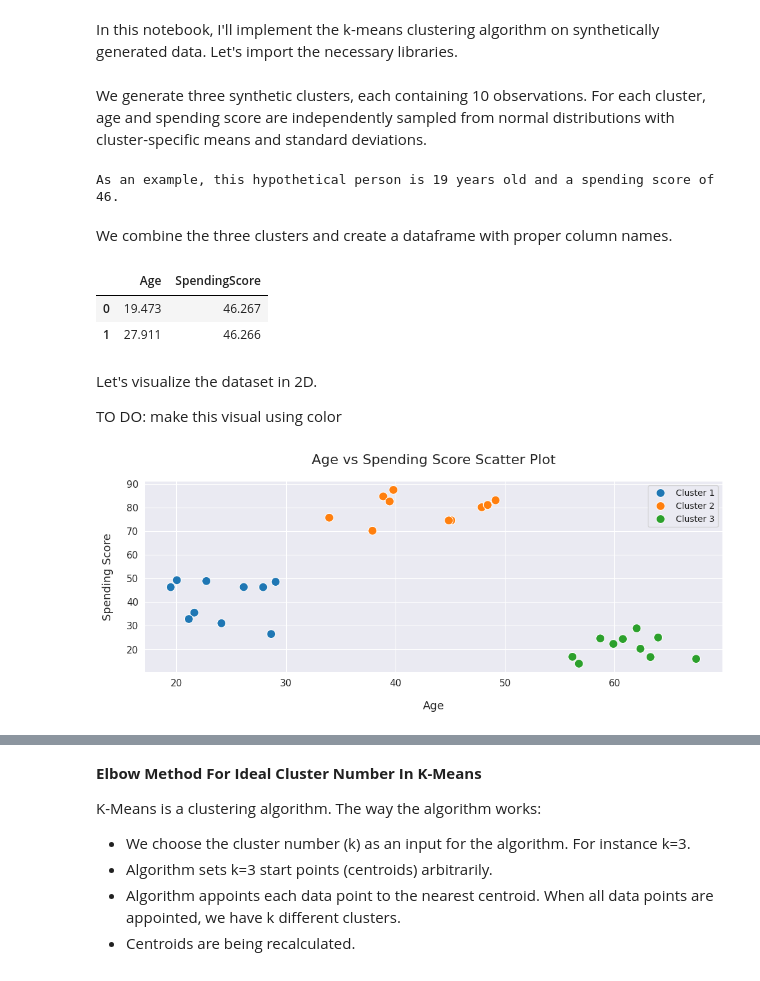
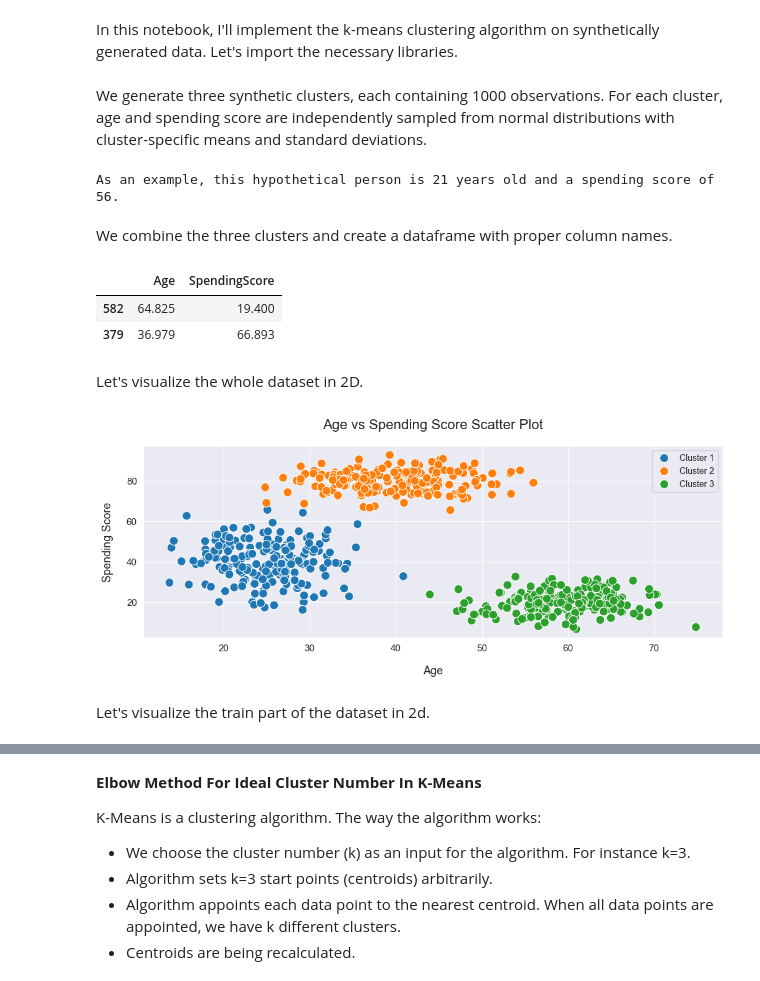
Before and after one commit to koprendo/Analytics-and-Machine-Learning, a Jupyter notebook: Unsupervised/K-Means/kmeans_in_2d.ipynb, the cells around one changed output, grey strips where cells are left out. Cells and saved outputs as stored; diff of their text form; code cells hidden in the pictures.

```diff
--- a/Unsupervised/K-Means/kmeans_in_2d.ipynb
+++ b/Unsupervised/K-Means/kmeans_in_2d.ipynb
@@ -11,31 +12,33 @@ import numpy as np
 pd.options.display.float_format = '{:,.3f}'.format
 pd.set_option('display.max_columns', None)
 # %% [markdown]
-We generate three synthetic clusters, each containing 10 observations. For each cluster, age and spending score are independently sampled from normal distributions with cluster-specific means and standard deviations.
+We generate three synthetic clusters, each containing 1000 observations. For each cluster, age and spending score are independently sampled from normal distributions with cluster-specific means and standard deviations.
 # %%
-cluster1 = np.random.normal(loc=[25, 40], scale=[5, 10], size=(10, 2))
-cluster2 = np.random.normal(loc=[40, 80], scale=[6, 5], size=(10, 2))
-cluster3 = np.random.normal(loc=[60, 20], scale=[5, 5], size=(10, 2))
+obs_nmbr = 200
+
+cluster1 = np.random.normal(loc=[25, 40], scale=[5, 10], size=(obs_nmbr, 2))
+cluster2 = np.random.normal(loc=[40, 80], scale=[6, 5], size=(obs_nmbr, 2))
+cluster3 = np.random.normal(loc=[60, 20], scale=[5, 5], size=(obs_nmbr, 2))
 
 age, score = int(cluster1[:1][0][0]), int(cluster1[:1][0][1])
 
 print(f'As an example, this hypothetical person is {age} years old and a spending score of {score}.')
 # %% [output]
-As an example, this hypothetical person is 19 years old and a spending score of 46.
+As an example, this hypothetical person is 21 years old and a spending score of 56.
 # %% [markdown]
 We combine the three clusters and create a dataframe with proper column names.
 # %%
 # combine
 data = np.vstack([cluster1, cluster2, cluster3])
 
 # DataFrame
 df = pd.DataFrame(data, columns=["Age", "SpendingScore"])
 
 # create a list for cluster labels
-clusters = ['Cluster 1'] * 10 + ['Cluster 2'] * 10 + ['Cluster 3'] * 10
+clusters = ['Cluster 1'] * obs_nmbr + ['Cluster 2'] * obs_nmbr + ['Cluster 3'] * obs_nmbr
 
-df.head(2)
+df.sample(2)
 # %% [output]
 |  | Age | SpendingScore |
-| 0 | 19.473 | 46.267 |
-| 1 | 27.911 | 46.266 |
+| 582 | 64.825 | 19.400 |
+| 379 | 36.979 | 66.893 |
@@ -42,7 +47,5 @@ df.head(2)
 # %% [markdown]
-Let's visualize the dataset in 2D.
-
-TO DO: make this visual using color
+Let's visualize the whole dataset in 2D.
 # %%
 plt.figure(figsize=(12, 4))
 sns.set_style("darkgrid")
@@ -66,4 +69,6 @@ plt.yticks(fontsize=11)
 
 plt.show()
 # %% [output]
-[figure, old version]
+[figure, new version]
+# %% [markdown]
+Let's visualize the train part of the dataset in 2d.
```
Also changed, not shown: parts of 14 cells of this notebook.
